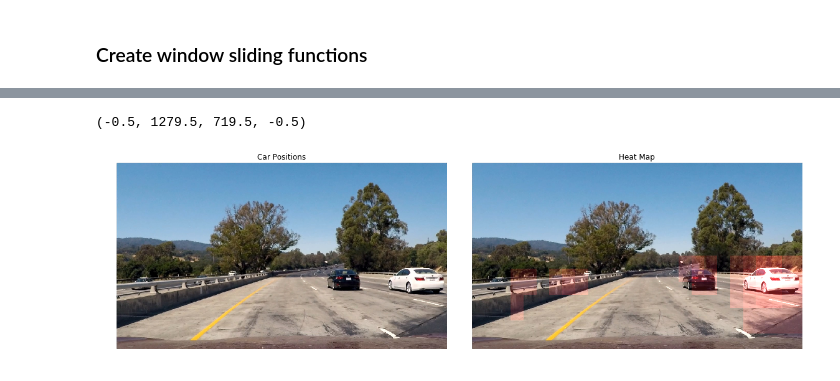
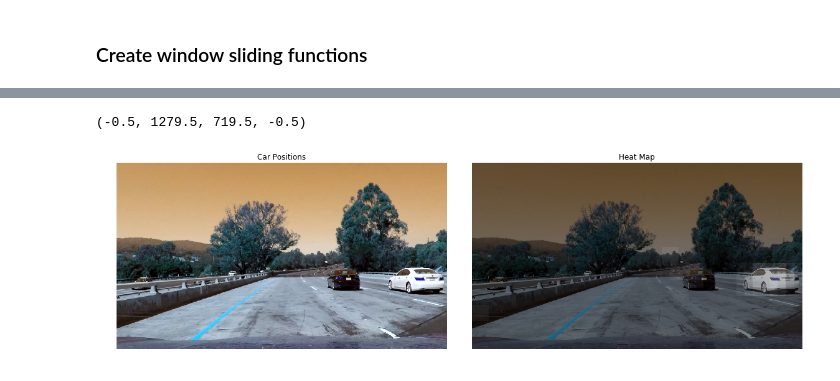
Before and after one commit to tjacobs/CarND-Vehicle-Detection, a Jupyter notebook: Vehicle Detection.ipynb, the cells around one changed output, grey strips where cells are left out. Saved outputs shown, nothing was run; the diff lists cells and outputs as text; code cells hidden in the pictures.

```diff
--- a/Vehicle Detection.ipynb
+++ b/Vehicle Detection.ipynb
@@ -665,7 +567,7 @@ def add_heat(heatmap, box_list):
     # Iterate through list of boxes
     for box in box_list:
         # Add 1 for all pixels inside each box, each box takes the form ((x1, y1), (x2, y2))
-        heatmap[box[0][1]:box[1][1], box[0][0]:box[1][0]] += 1
+        heatmap[box[0][1]:box[1][1], box[0][0]:box[1][0]] += 10
 
     # Return updated heatmap
     return heatmap
@@ -696,72 +598,65 @@ def draw_labeled_boxes(img, labels):
     # Return the image
     return img
 
+# Heat over time
+heat = np.zeros_like(image[:,:,0]).astype(np.float)
 
 # Define pipeline
 def pipeline(image):
+    global heat
 
     # Generate four layers of windows
     windows = []
-    windows += slide_window(image, x_start_stop=[None, None], y_start_stop=[int(0.5  * image.shape[0]), None],
-                           xy_window=(100, 100), xy_overlap=(0.5, 0.5))
-    windows += slide_window(image, x_start_stop=[None, None], y_start_stop=[int(0.5 * image.shape[0]), None],
-                           xy_window=(200, 200), xy_overlap=(0.5, 0.5))
-    windows += slide_window(image, x_start_stop=[None, None], y_start_stop=[int(0.5 * image.shape[0]), None],
-                           xy_window=(300, 300), xy_overlap=(0.5, 0.5))
-    windows += slide_window(image, x_start_stop=[None, None], y_start_stop=[int(0.5 * image.shape[0]), None],
-                           xy_window=(400, 400), xy_overlap=(0.5, 0.5))
+    y_start_stop = (int(0.45 * image.shape[0]), int(0.82 * image.shape[0]))
+    windows += slide_window(image, x_start_stop=[None, None], y_start_stop=y_start_stop, xy_window=(64, 64), xy_overlap=(0.5, 0.5))
+    windows += slide_window(image, x_start_stop=[None, None], y_start_stop=y_start_stop, xy_window=(128, 128), xy_overlap=(0.5, 0.5))
+    windows += slide_window(image, x_start_stop=[None, None], y_start_stop=y_start_stop, xy_window=(256, 256), xy_overlap=(0.5, 0.5))
+    windows += slide_window(image, x_start_stop=[None, None], y_start_stop=y_start_stop, xy_window=(512, 512), xy_overlap=(0.5, 0.5))
 
     # Detect in those windows
-    hot_windows = search_windows(image, windows, svc, X_scaler,
-                            color_space = color_space,
-                            spatial_size = spatial_size,
-                            hist_bins = hist_bins,
-                            orient = orient,
-                            pix_per_cell = pix_per_cell,
-                            cell_per_block = cell_per_block,
-                            hog_channel = hog_channel,
-                            spatial_feat = spatial_feat,
-                            hist_feat = hist_feat,
-                            hog_feat = hog_feat)
+    hot_windows = search_windows(image, windows, svc, X_scaler)
 
     # Draw those windows
     result = draw_boxes(image, hot_windows, colour=(0, 200, 0), thickness=3)
 
+    heat *= 0.8
+
     # Add heat to each box in box list
-    heat = np.zeros_like(image[:,:,0]).astype(np.float)
     heat = add_heat(heat, hot_windows)
 
     # Apply threshold to help remove false positives
     heat = apply_threshold(heat, 1)
-    heatmap = np.clip(heat, 0, 255)
 
     # Find final boxes from heatmap using label function
-    labels = label(heatmap)
-    draw_img = draw_labeled_boxes(np.copy(image), labels)
+#    labels = label(heatmap)
+#    draw_img = draw_labeled_boxes(np.copy(image), labels)
 #    heatmap = cv2.cvtColor( heatmap, cv2.COLOR_RGB2GRAY )
-    heatmap *= 5
-    heatmap = np.dstack((heatmap*4.5, heatmap, heatmap)).astype(np.uint8)
+
+    # Convert heat to color image, merge on top of image
+    heatmap = np.clip(heat, 0, 255)
+#    heatmap *= 8
+    heatmap = np.dstack((heatmap, heatmap, heatmap)).astype(np.uint8)
     image = image.astype(np.uint8)
-    result = cv2.addWeighted(image, 1, heatmap, 1, 0)
+    result = cv2.addWeighted(image, 0.5, heatmap, 1, 0)
 
     return result
 
-img = mpimg.imread('test_images/test1.jpg')
-draw_img = pipeline( img )
+image = cv2.imread('test_images/test1.jpg')
+draw_img = pipeline( image )
 
 fig = plt.figure(figsize=(16,8))
 plt.subplot(121)
-plt.imshow(img)
+plt.imshow(image)
 plt.axis('off')
 plt.title('Car Positions')
 plt.subplot(122)
 plt.imshow(draw_img) #, cmap='hot')
 plt.title('Heat Map')
 fig.tight_layout()
 plt.axis('off')
 # %% [output]
 (-0.5, 1279.5, 719.5, -0.5)
-[figure, old version]
+[figure, new version]
 # %%
 # Create video
 create_video( pipeline, "test_video.mp4", "test_output.mp4" )
```
Also changed, not shown: parts of 12 cells of this notebook.
